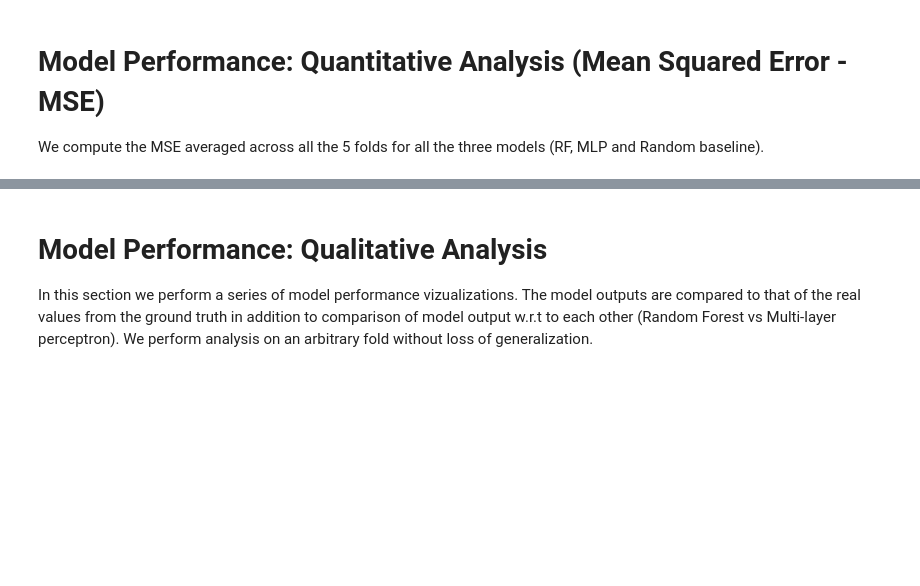
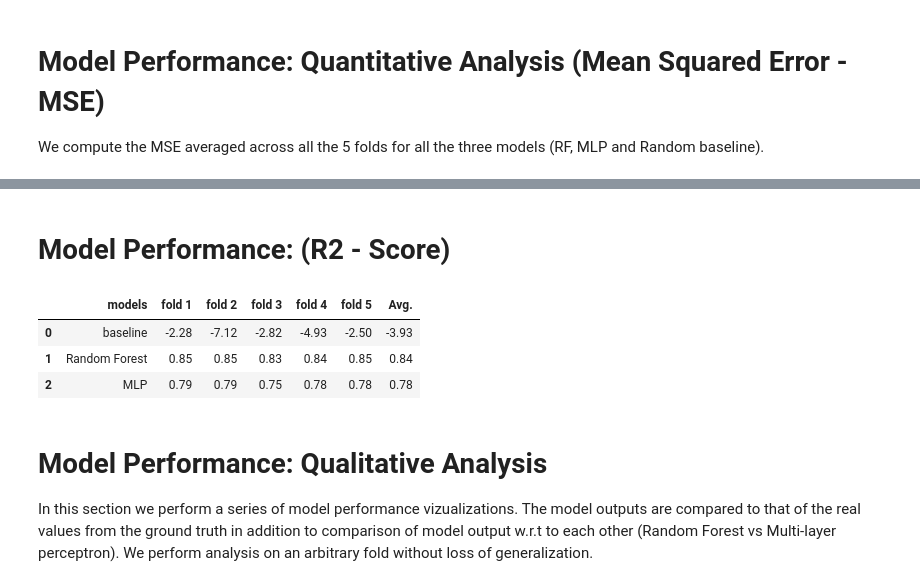
Before and after one commit to edwinthomas444/smart-grid-predictors, a Jupyter notebook: E2E_ML_pipeline.ipynb, the cells around one changed output, grey strips where cells are left out. Cells and saved outputs as stored; diff of their text form; code cells hidden in the pictures; blank space fills up the shorter version.

```diff
--- a/E2E_ML_pipeline.ipynb
+++ b/E2E_ML_pipeline.ipynb
@@ -495,0 +497,21 @@ Average MSE of baseline Model (Random Predictor): 30498.899181045428
+# %% [markdown]
+# Model Performance: (R2 - Score)
+# %%
+# table of scores
+exp_table_r2 = {
+    "models": ["baseline","Random Forest","MLP"],
+    "fold 1": [scores_r2_baseline[0],scores_r2_rf[0],scores_r2_mlp[0]],
+    "fold 2": [scores_r2_baseline[1],scores_r2_rf[1],scores_r2_mlp[1]],
+    "fold 3": [scores_r2_baseline[2],scores_r2_rf[2],scores_r2_mlp[2]],
+    "fold 4": [scores_r2_baseline[3],scores_r2_rf[3],scores_r2_mlp[3]],
+    "fold 5": [scores_r2_baseline[4],scores_r2_rf[4],scores_r2_mlp[4]]
+}
+exp_df = pd.DataFrame(exp_table_r2)
+exp_df["Avg."] = exp_df.apply(lambda x: (x["fold 1"]+x["fold 2"]+x["fold 3"]+x["fold 4"]+x["fold 5"])/5.0, axis=1)
+exp_df = exp_df.round(2)
+exp_df
+# %% [output]
+|  | models | fold 1 | fold 2 | fold 3 | fold 4 | fold 5 | Avg. |
+| 0 | baseline | -2.28 | -7.12 | -2.82 | -4.93 | -2.50 | -3.93 |
+| 1 | Random Forest | 0.85 | 0.85 | 0.83 | 0.84 | 0.85 | 0.84 |
+| 2 | MLP | 0.79 | 0.79 | 0.75 | 0.78 | 0.78 | 0.78 |
```
Also changed, not shown: parts of 6 cells of this notebook, 3 other files.
